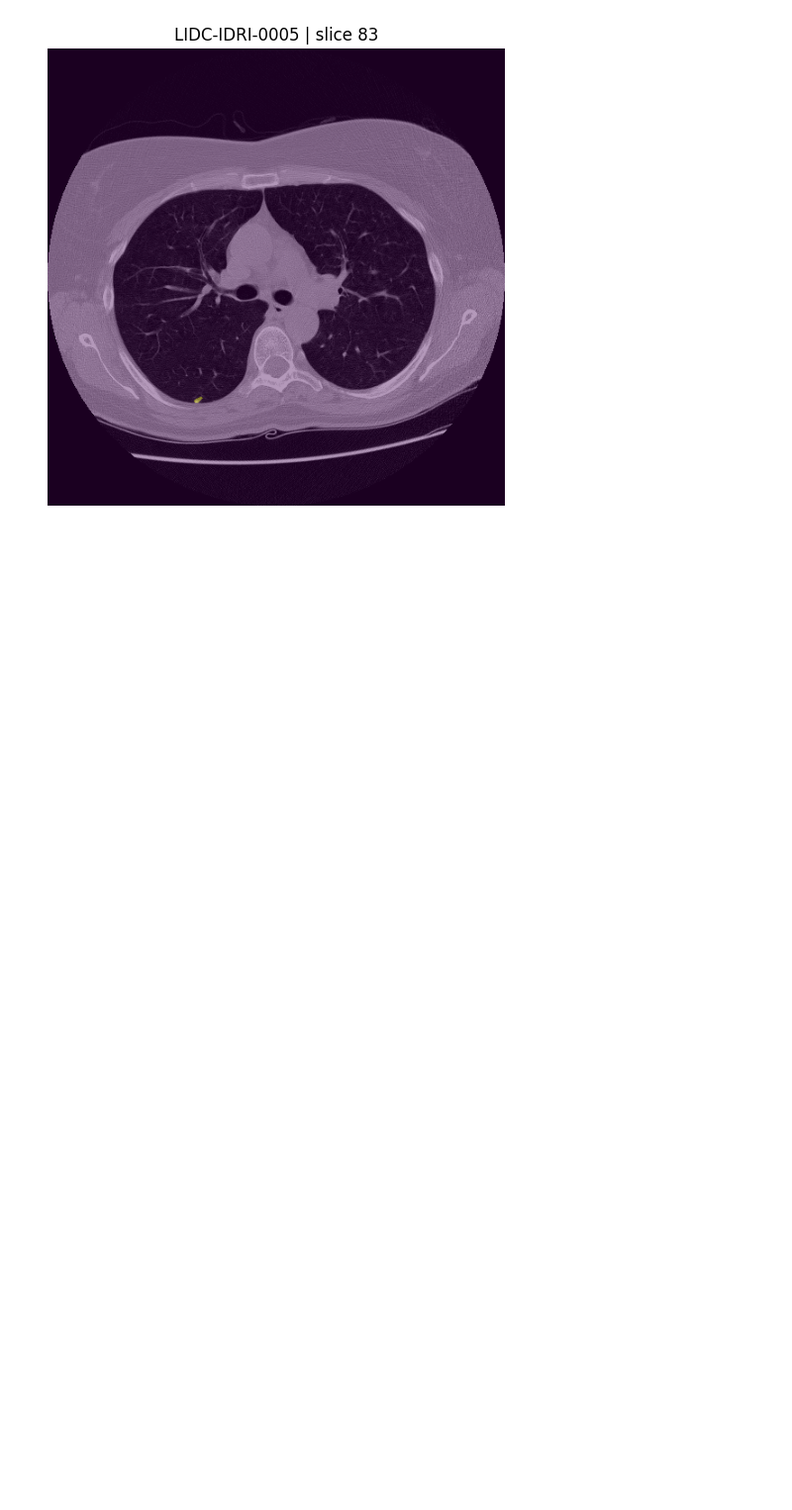
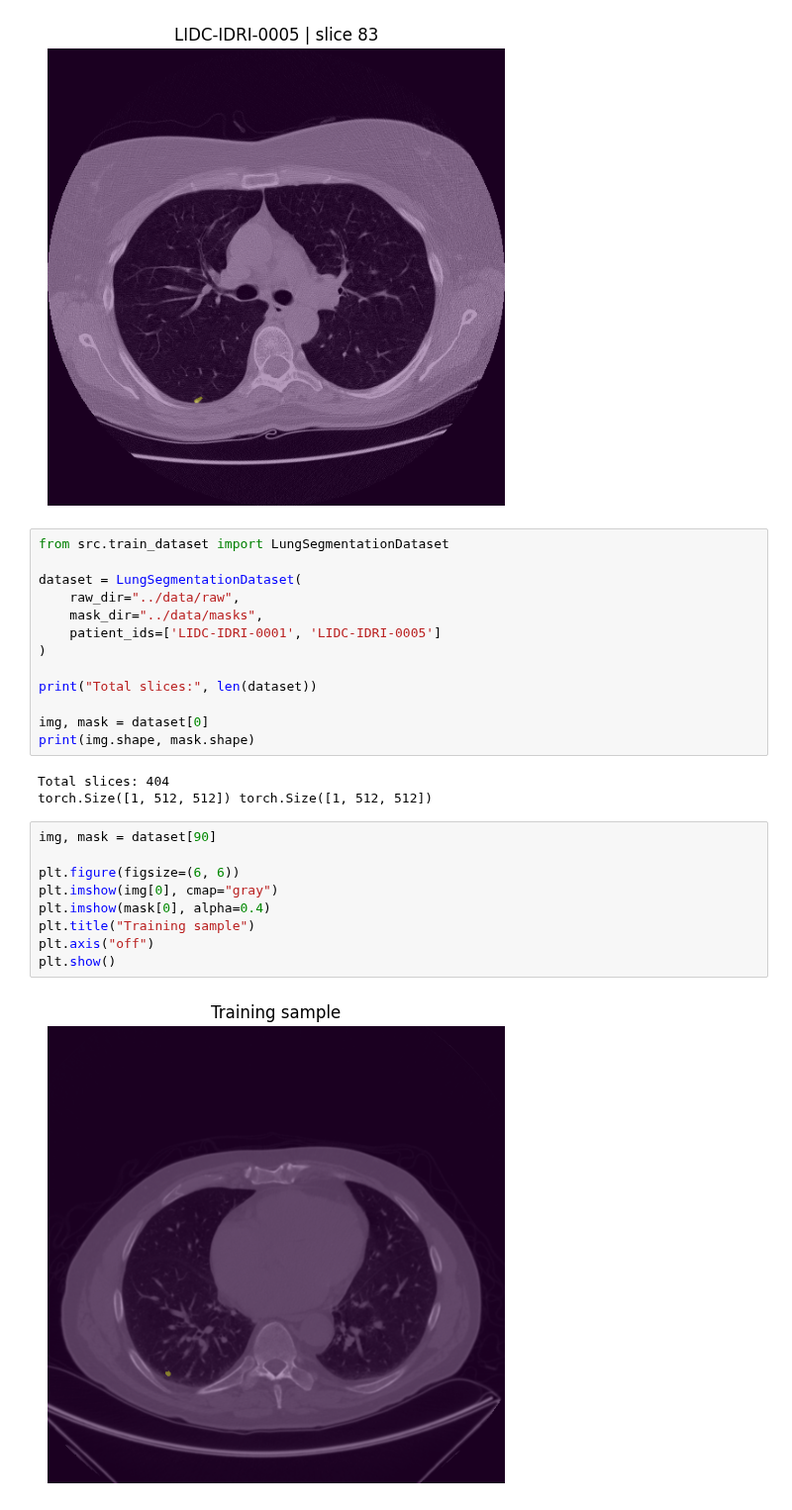
Before and after one commit to 26harvintilavat/Lung-Tumor-Segmentation, a Jupyter notebook: notebooks/02_lidc_notebook.ipynb, the cells around one changed output. Shown at 99% size. Drawn from its saved outputs; the diff is of its cells as text; blank space fills up the shorter version.

Commit message:
docs: validate training dataset with CT and mask visualization

```diff
--- a/notebooks/02_lidc_notebook.ipynb
+++ b/notebooks/02_lidc_notebook.ipynb
@@ -554,3 +554,30 @@ plt.axis("off")
 plt.show()
 # %% [output]
 [figure]
+# %%
+from src.train_dataset import LungSegmentationDataset
+
+dataset = LungSegmentationDataset(
+    raw_dir="../data/raw",
+    mask_dir="../data/masks",
+    patient_ids=['LIDC-IDRI-0001', 'LIDC-IDRI-0005']
+)
+
+print("Total slices:", len(dataset))
+
+img, mask = dataset[0]
+print(img.shape, mask.shape)
+# %% [output]
+Total slices: 404
+torch.Size([1, 512, 512]) torch.Size([1, 512, 512])
+# %%
+img, mask = dataset[90]
+
+plt.figure(figsize=(6, 6))
+plt.imshow(img[0], cmap="gray")
+plt.imshow(mask[0], alpha=0.4)
+plt.title("Training sample")
+plt.axis("off")
+plt.show()
+# %% [output]
+[figure, added]
```
Also changed, not shown: parts of 13 cells of this notebook.
